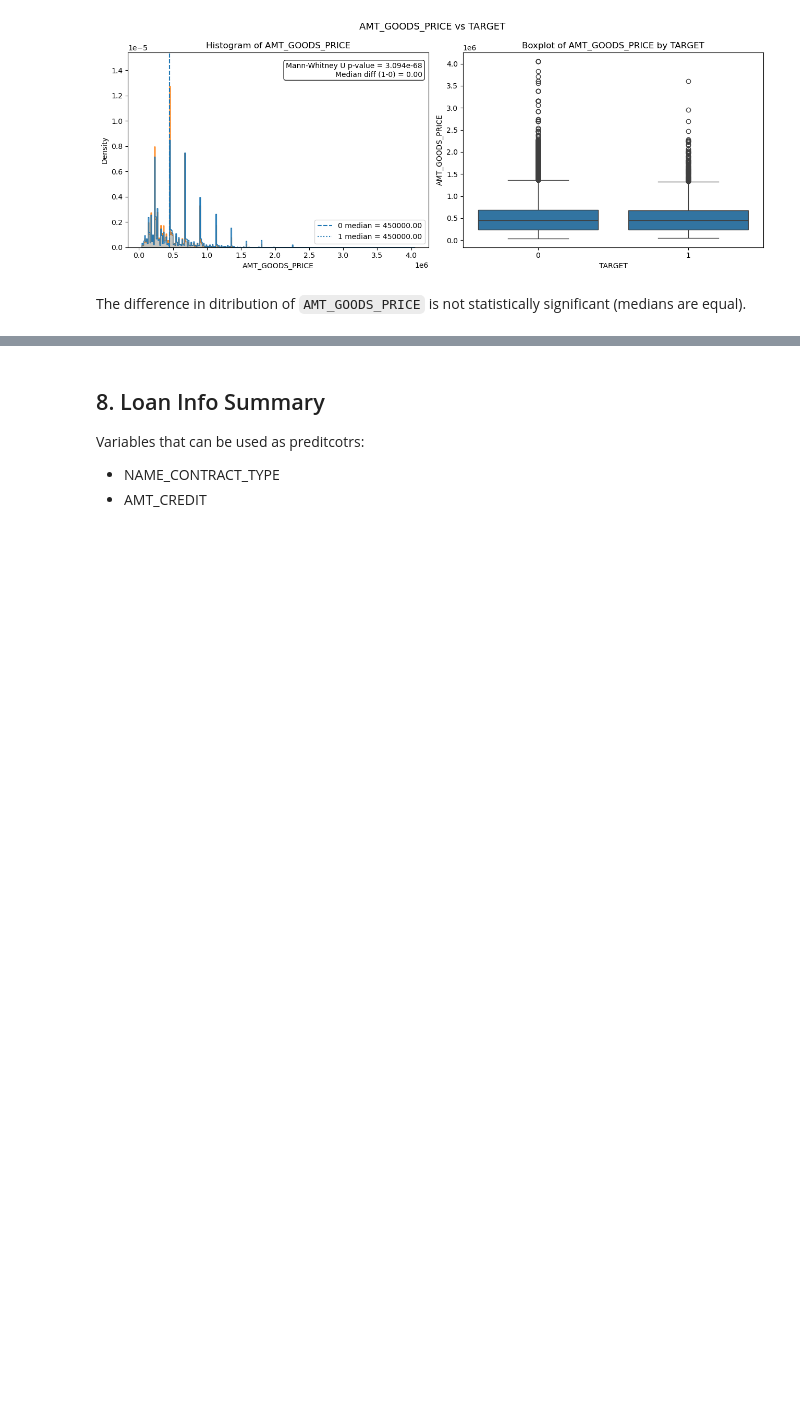
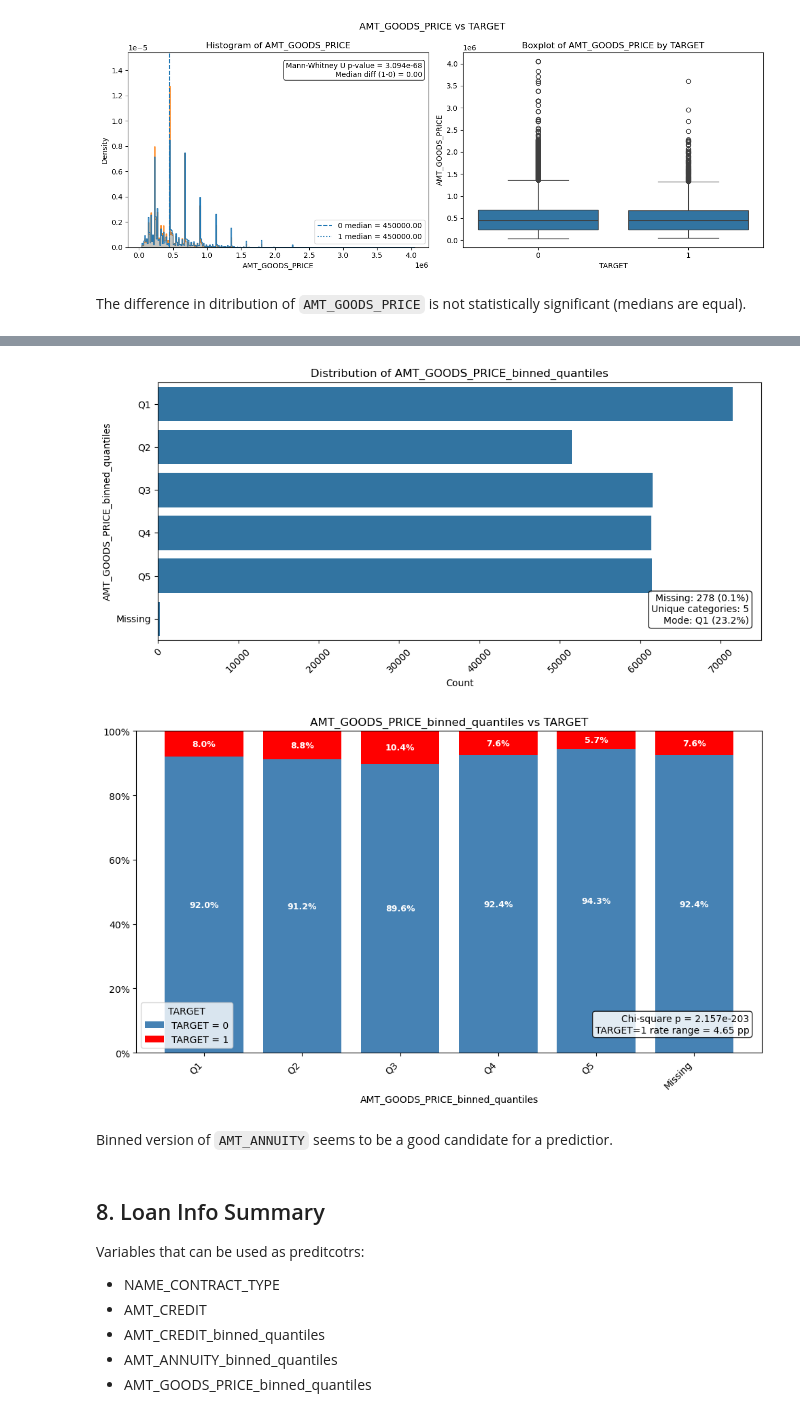
Before and after one commit to alek-ds/home-credit-default-risk-ak, a Jupyter notebook: notebooks/app_univariate_bivariate_loan.ipynb, the cells around one changed output, grey strips where cells are left out. Drawn from its saved outputs; the diff is of its cells as text; code cells hidden in the pictures; blank space fills up the shorter version.

```diff
--- a/notebooks/app_univariate_bivariate_loan.ipynb
+++ b/notebooks/app_univariate_bivariate_loan.ipynb
@@ -164,3 +243,15 @@ plot_quantitative_vs_binary(df=app_df, quant_var='AMT_GOODS_PRICE', binary_var='
 [figure]
 # %% [markdown]
 The difference in ditribution of `AMT_GOODS_PRICE` is not statistically significant (medians are equal).
+# %%
+binned_df, amt_goods_quantiles_summary = bin_quantitative_var(
+    df = binned_df,
+    quant_var='AMT_GOODS_PRICE',
+    quantiles_bins=True,
+    target_var='TARGET',
+    return_binned_quantiles=False,
+    return_summary=True,
+    return_df=True
+)
+
+amt_goods_quantiles_summary
@@ -167,5 +266,16 @@ The difference in ditribution of `AMT_GOODS_PRICE` is not statistically signific
+# %%
+plot_categorical_distribution(df=binned_df, cat_var='AMT_GOODS_PRICE_binned_quantiles', respect_category_order=True)
+plot_categorical_vs_binary(df=binned_df, cat_var='AMT_GOODS_PRICE_binned_quantiles', target_var='TARGET', respect_category_order=True)
+# %% [output]
+[figure, added]
+[figure, added]
+# %% [markdown]
+Binned version of `AMT_ANNUITY` seems to be a good candidate for a predictior.
 # %% [markdown]
 ## 8. Loan Info Summary
 Variables that can be used as preditcotrs:
 - NAME_CONTRACT_TYPE
 - AMT_CREDIT
+- AMT_CREDIT_binned_quantiles
+- AMT_ANNUITY_binned_quantiles
+- AMT_GOODS_PRICE_binned_quantiles
```
Also changed, not shown: parts of 17 cells of this notebook.
